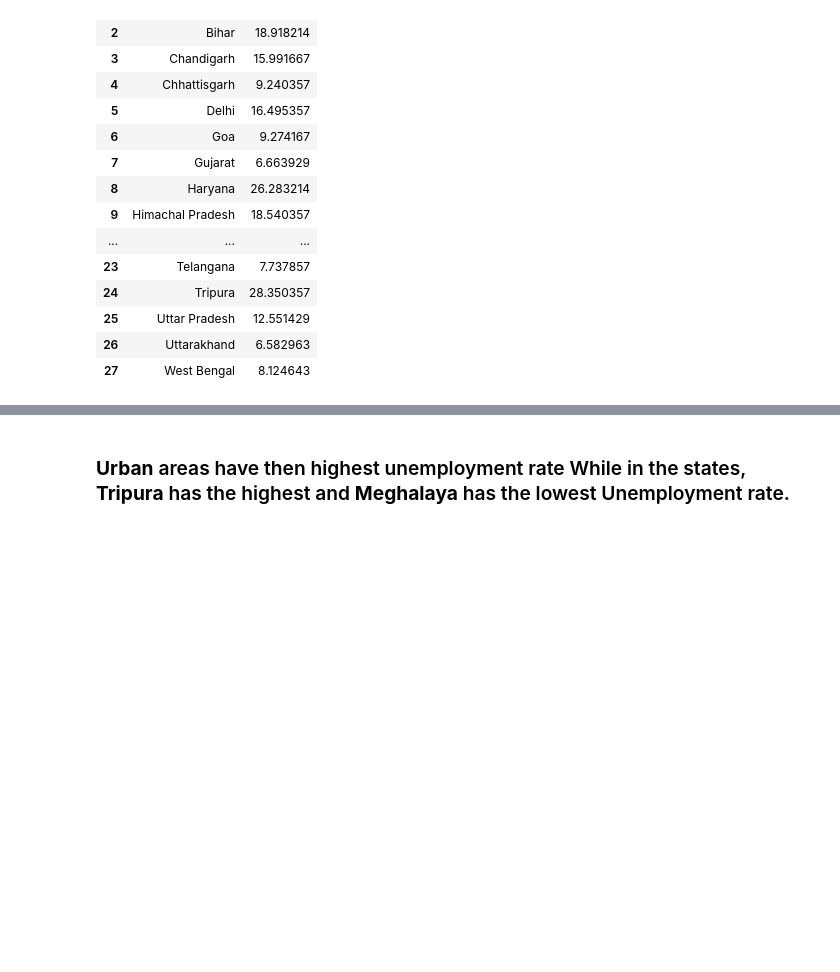
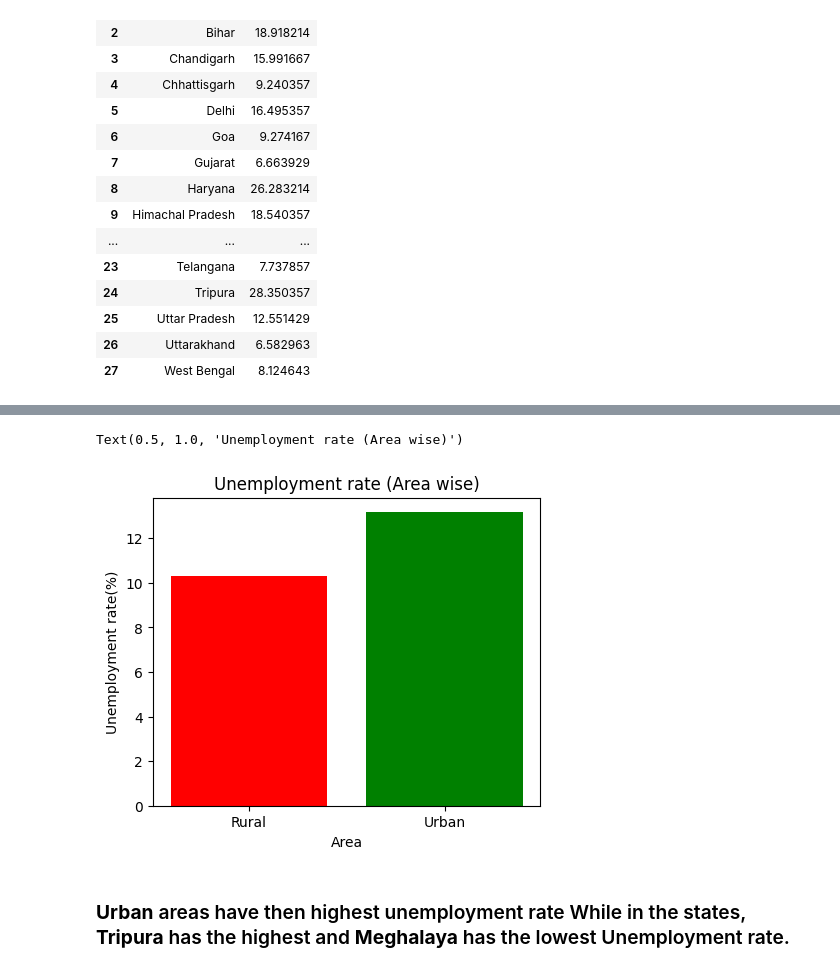
Before and after one commit to atharv-khede/Unemployment-analysis, a Jupyter notebook: Analysis2.ipynb, the cells around one changed output, grey strips where cells are left out. Saved outputs shown, nothing was run; the diff lists cells and outputs as text; code cells hidden in the pictures; blank space fills up the shorter version.

```diff
--- a/Analysis2.ipynb
+++ b/Analysis2.ipynb
@@ -58,2 +64,11 @@ pltx.bar(Area_wise, x= 'Area', y = 'EUR', title='Unemployment rate (Area wise)',
+# %%
+fig = plt.figure(figsize=(5,4))
+plt.bar(Area_wise['Area'], height=Area_wise['EUR'], color=['red', 'green'])
+plt.xlabel('Area')
+plt.ylabel('Unemployment rate(%)')
+plt.title('Unemployment rate (Area wise)')
+# %% [output]
+Text(0.5, 1.0, 'Unemployment rate (Area wise)')
+[figure, added]
 # %% [markdown]
 ### **Urban** areas have then highest unemployment rate While in the states, **Tripura** has the highest and **Meghalaya** has the lowest Unemployment rate.
```
Also changed, not shown: parts of 3 cells of this notebook, 1 other file.
